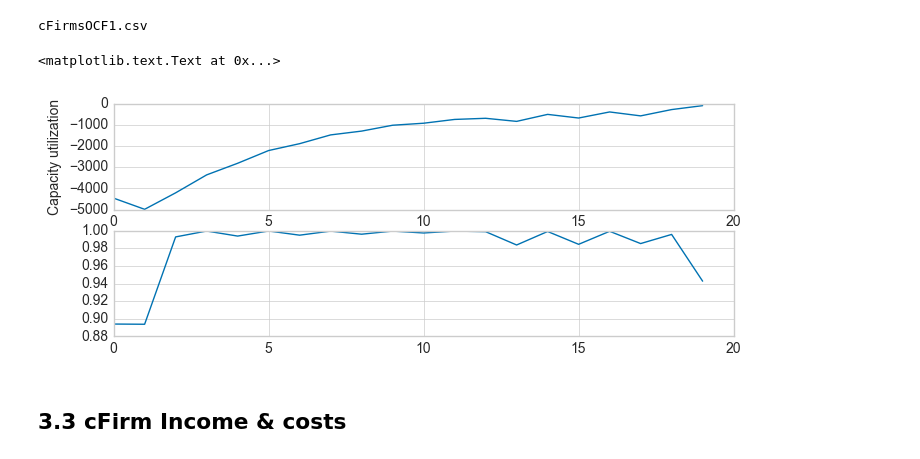
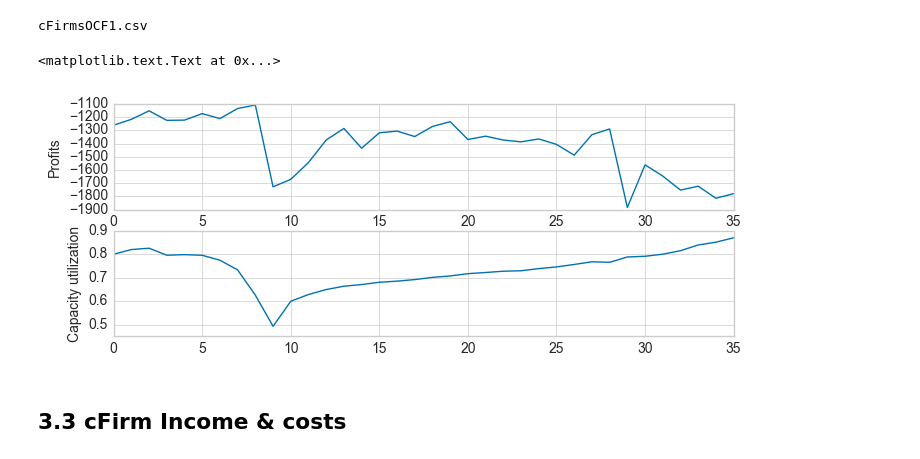
Before and after one commit to simonhess/Interbank, a Jupyter notebook: AnalyseBalanceSheets.ipynb, the cells around one changed output. Drawn from its saved outputs; the diff is of its cells as text; code cells hidden in the pictures.

```diff
--- a/AnalyseBalanceSheets.ipynb
+++ b/AnalyseBalanceSheets.ipynb
@@ -76,7 +76,7 @@ def renameBalanceSheetColumns(df):
     return(df)
 # %%
 START = 0
-PERIODEND = 5
+PERIODEND = 36
 # %% [markdown]
 # 1 Aggregate dynamics
 # %% [markdown]
@@ -207,13 +199,13 @@ cFirmsOCF1.csv
 # %%
 fig, (ax1, ax2) = plt.subplots(2, 1, figsize=(8,3))
 
 ax1.plot(profits.index[START:PERIODEND], profits[START:PERIODEND])
 ax1.set_ylabel('Profits')
 ax2.plot(capUtil.index[START:PERIODEND], capUtil[START:PERIODEND])
-ax1.set_ylabel('Capacity utilization')
+ax2.set_ylabel('Capacity utilization')
 # %% [output]
 <matplotlib.text.Text at 0x...>
-[figure, old version]
+[figure, new version]
 # %% [markdown]
 ## 3.3 cFirm Income & costs
 # %%
```
Also changed, not shown: parts of 8 cells of this notebook, 3 other files.
